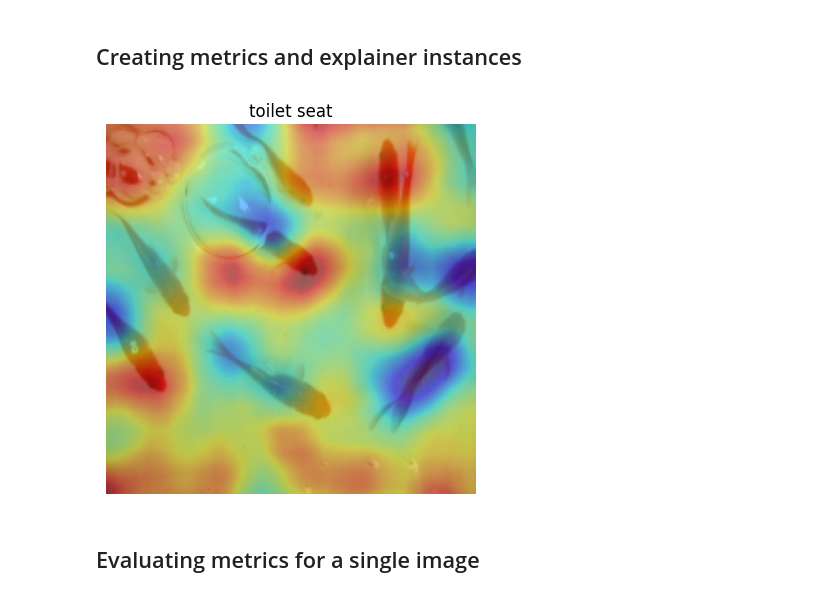
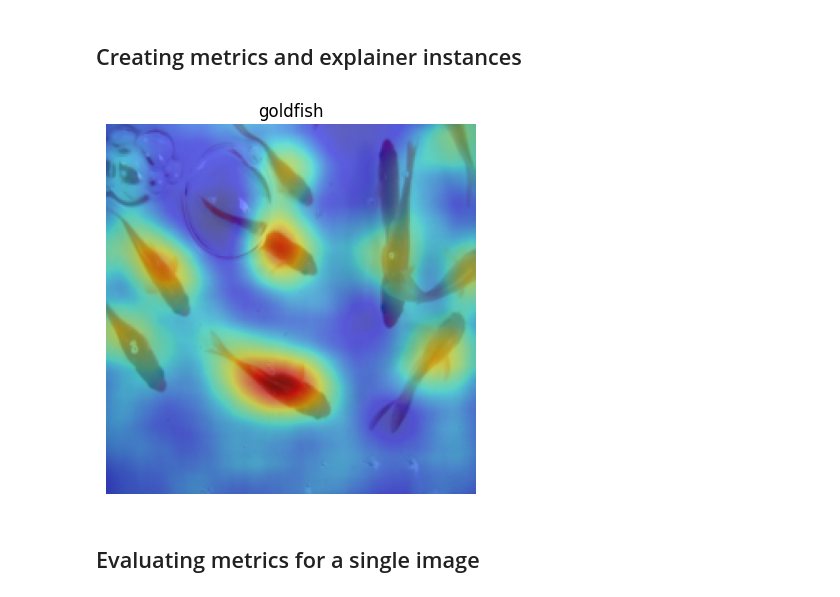
Before and after one commit to vinol3/RISE, a Jupyter notebook: Evaluation.ipynb, the cells around one changed output. Drawn from its saved outputs; the diff is of its cells as text; code cells hidden in the pictures.

```diff
--- a/Evaluation.ipynb
+++ b/Evaluation.ipynb
@@ -81,15 +83,15 @@ explainer = RISE(model, (224, 224))
 explainer.generate_masks(N=5000, s=10, p1=0.1)
 # %%
 # 1 is for 'goldfish' class
-sal = explainer(img.cuda())[861].cpu().numpy()
+sal = explainer(img.cuda())[1].cpu().numpy()
 
 tensor_imshow(img[0])
 plt.axis('off')
-plt.title(get_class_name(861))
+plt.title(get_class_name(1))
 plt.imshow(sal, cmap='jet', alpha=0.5)
 plt.show()
 # %% [output]
-[figure, old version]
+[figure, new version]
 # %% [markdown]
 ## Evaluating metrics for a single image
 # %% [markdown]
```
Also changed, not shown: parts of 1 cell of this notebook.
